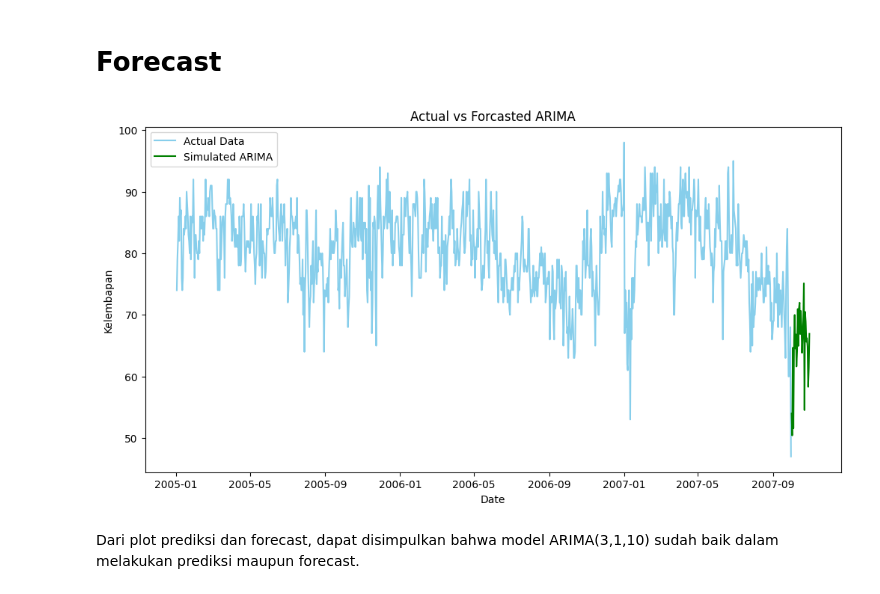
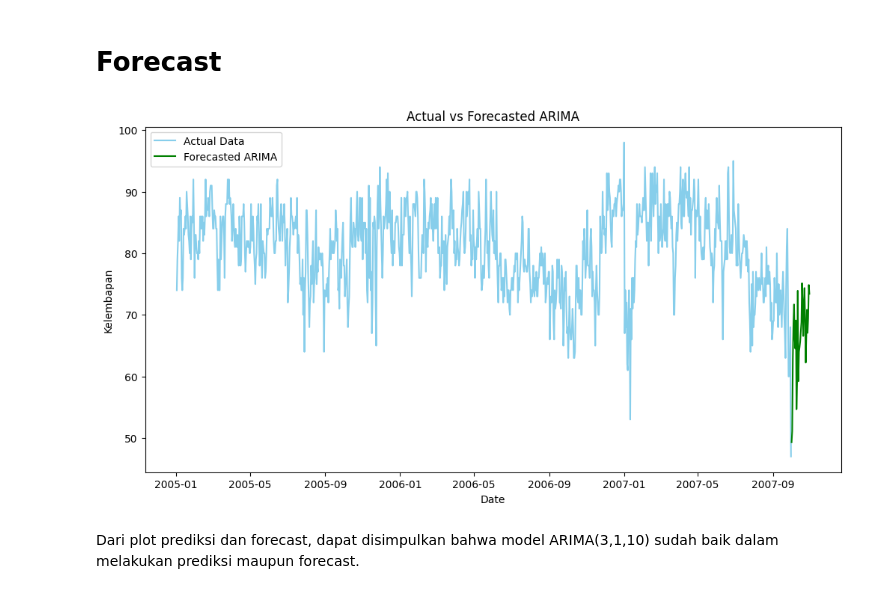
Before and after one commit to fikrialnfjr/forecast, a Jupyter notebook: Forecasting.ipynb, the cells around one changed output. Saved outputs shown, nothing was run; the diff lists cells and outputs as text; code cells hidden in the pictures.

```diff
--- a/Forecasting.ipynb
+++ b/Forecasting.ipynb
@@ -470,32 +470,32 @@ plt.show()
 # %%
 n_steps = 30
 forecast = results1.get_forecast(steps=n_steps)
 forecast_data = pd.DataFrame({'ARIMA Forecast': forecast.predicted_mean}, index=pd.date_range(start=df.index[-1], periods=n_steps+1, freq='D')[1:])
 
 # Simulasi ARIMA
 pred = results1.get_prediction(start=len(df), end=len(df) + n_steps - 1, dynamic=True)
 predicted_values = pred.predicted_mean
 std_errors = pred.se_mean
 residuals = results1.resid
 simulated_data = np.zeros(n_steps)
 
 for i in range(n_steps):
     simulated_residual = np.random.choice(residuals, size=1)
     simulated_data[i] = predicted_values[i] + simulated_residual
 
 forecast_data['Simulated ARIMA'] = abs(simulated_data)
 
 # Plot prediksi ARIMA
 plt.figure(figsize=(12, 6))
 plt.plot(df.index, df['Kelembapan'], label='Actual Data', color='skyblue')
-plt.plot(forecast_data.index, forecast_data['Simulated ARIMA'], label='Simulated ARIMA', color='green')
-plt.title('Actual vs Forcasted ARIMA')
+plt.plot(forecast_data.index, forecast_data['Simulated ARIMA'], label='Forecasted ARIMA', color='green')
+plt.title('Actual vs Forecasted ARIMA')
 plt.xlabel('Date')
 plt.ylabel('Kelembapan')
 plt.legend()
 plt.show()
 # %% [output]
-[figure, old version]
+[figure, new version]
 # %% [markdown]
 Dari plot prediksi dan forecast, dapat disimpulkan bahwa model ARIMA(3,1,10) sudah baik dalam melakukan prediksi maupun forecast.
 # %% [markdown]
```
